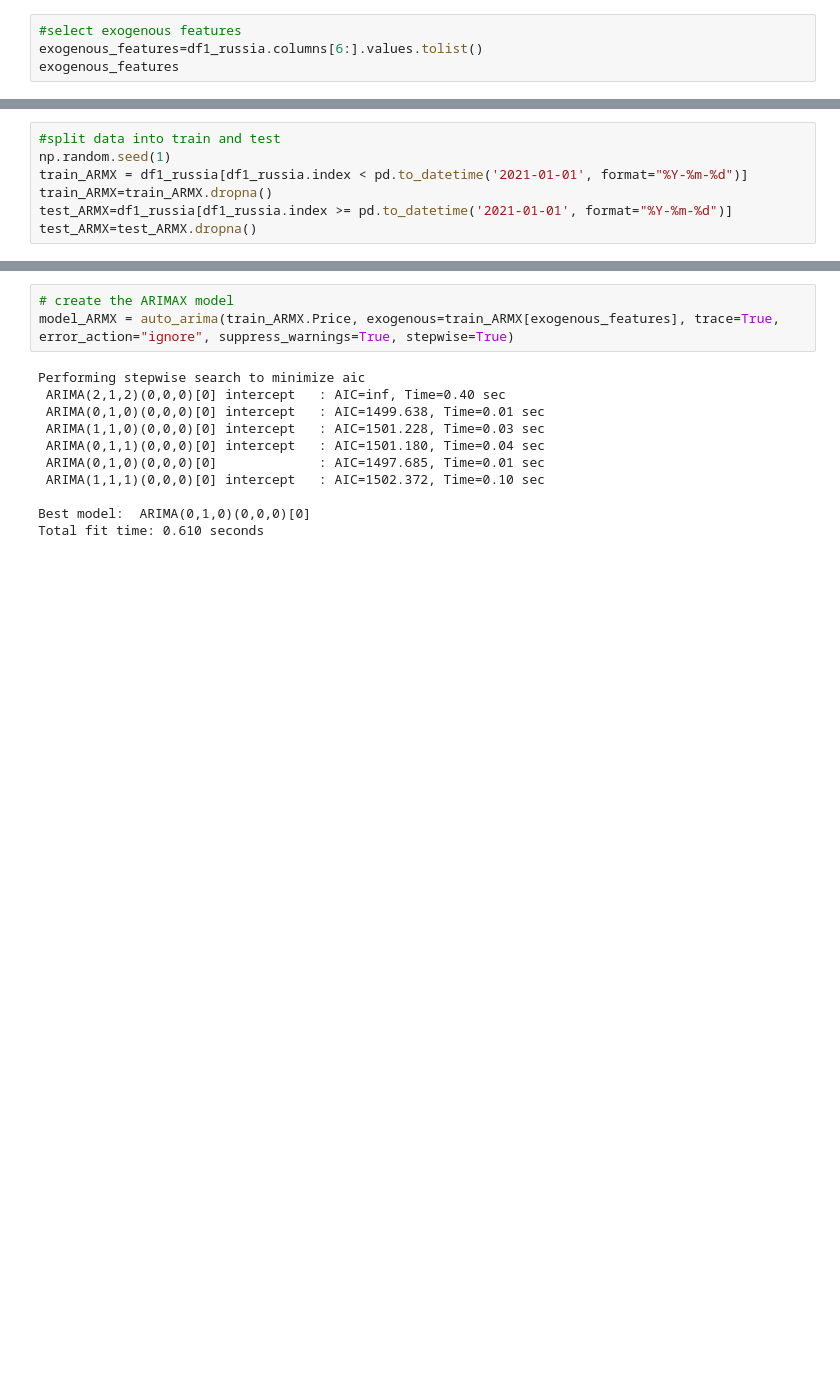
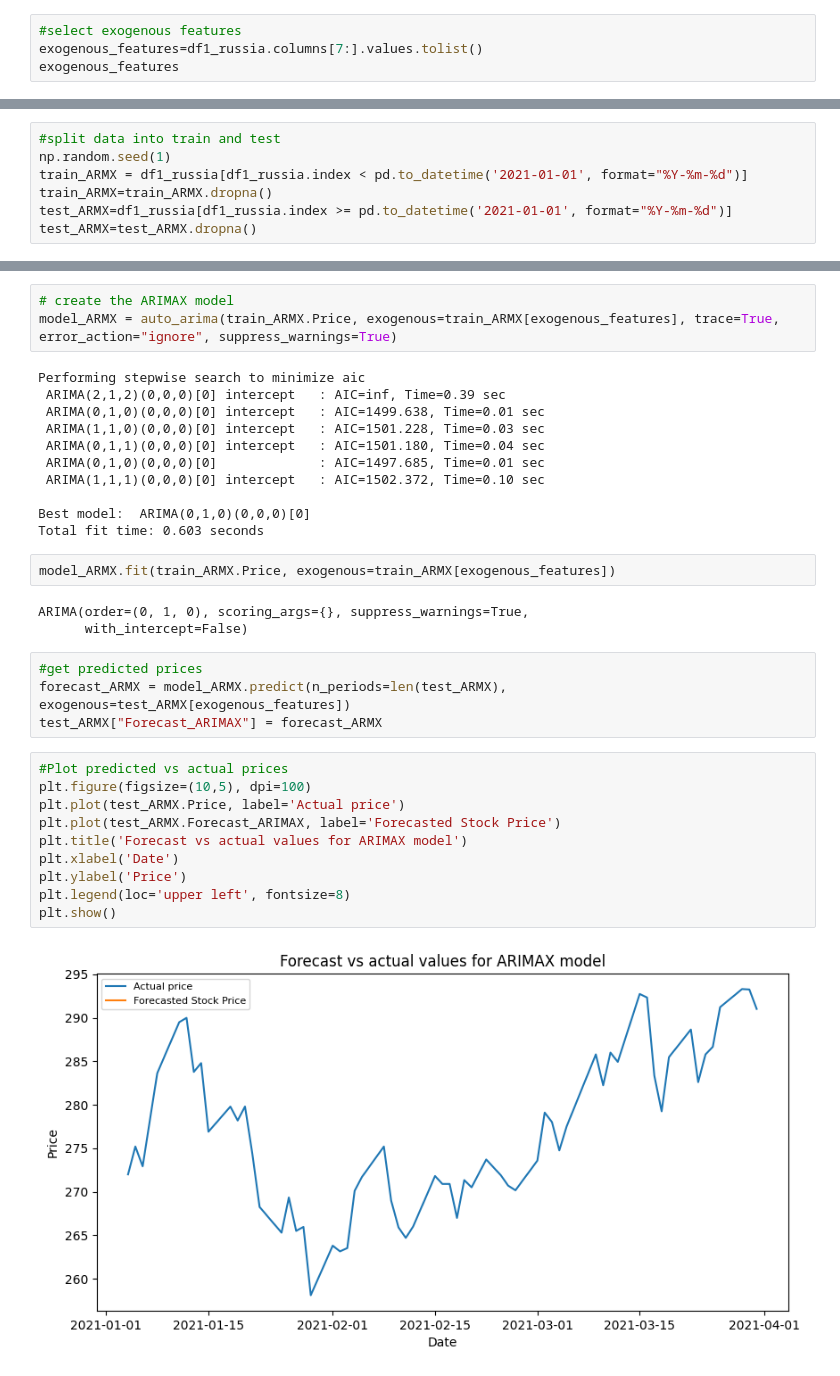
Before and after one commit to vidya2901/6xaaiwlajue4FqST, a Jupyter notebook: ValueInvestor-Stockmarket-Forecasting.ipynb, the cells around one changed output, grey strips where cells are left out. Cells and saved outputs as stored; diff of their text form; blank space fills up the shorter version.

```diff
--- a/ValueInvestor-Stockmarket-Forecasting.ipynb
+++ b/ValueInvestor-Stockmarket-Forecasting.ipynb
@@ -554,6 +570,6 @@ df1_russia.head()
 # %%
 #select exogenous features
-exogenous_features=df1_russia.columns[6:].values.tolist()
+exogenous_features=df1_russia.columns[7:].values.tolist()
 exogenous_features
 # %% [output]
 ['Volume_mean_lag3',
@@ -589,9 +605,9 @@ shape of test set:  (61, 40)
 # %%
 # create the ARIMAX model
-model_ARMX = auto_arima(train_ARMX.Price, exogenous=train_ARMX[exogenous_features], trace=True, error_action="ignore", suppress_warnings=True, stepwise=True)
+model_ARMX = auto_arima(train_ARMX.Price, exogenous=train_ARMX[exogenous_features], trace=True, error_action="ignore", suppress_warnings=True)
 # %% [output]
 Performing stepwise search to minimize aic
- ARIMA(2,1,2)(0,0,0)[0] intercept   : AIC=inf, Time=0.40 sec
+ ARIMA(2,1,2)(0,0,0)[0] intercept   : AIC=inf, Time=0.39 sec
  ARIMA(0,1,0)(0,0,0)[0] intercept   : AIC=1499.638, Time=0.01 sec
  ARIMA(1,1,0)(0,0,0)[0] intercept   : AIC=1501.228, Time=0.03 sec
  ARIMA(0,1,1)(0,0,0)[0] intercept   : AIC=1501.180, Time=0.04 sec
@@ -599,4 +615,25 @@ Performing stepwise search to minimize aic
  ARIMA(1,1,1)(0,0,0)[0] intercept   : AIC=1502.372, Time=0.10 sec
 
 Best model:  ARIMA(0,1,0)(0,0,0)[0]
-Total fit time: 0.610 seconds
+Total fit time: 0.603 seconds
+# %%
+model_ARMX.fit(train_ARMX.Price, exogenous=train_ARMX[exogenous_features])
+# %% [output]
+ARIMA(order=(0, 1, 0), scoring_args={}, suppress_warnings=True,
+      with_intercept=False)
+# %%
+#get predicted prices
+forecast_ARMX = model_ARMX.predict(n_periods=len(test_ARMX), exogenous=test_ARMX[exogenous_features])
+test_ARMX["Forecast_ARIMAX"] = forecast_ARMX
+# %%
+#Plot predicted vs actual prices
+plt.figure(figsize=(10,5), dpi=100)
+plt.plot(test_ARMX.Price, label='Actual price')
+plt.plot(test_ARMX.Forecast_ARIMAX, label='Forecasted Stock Price')
+plt.title('Forecast vs actual values for ARIMAX model')
+plt.xlabel('Date')
+plt.ylabel('Price')
+plt.legend(loc='upper left', fontsize=8)
+plt.show()
+# %% [output]
+[figure, added]
```
Also changed, not shown: parts of 16 cells of this notebook.
